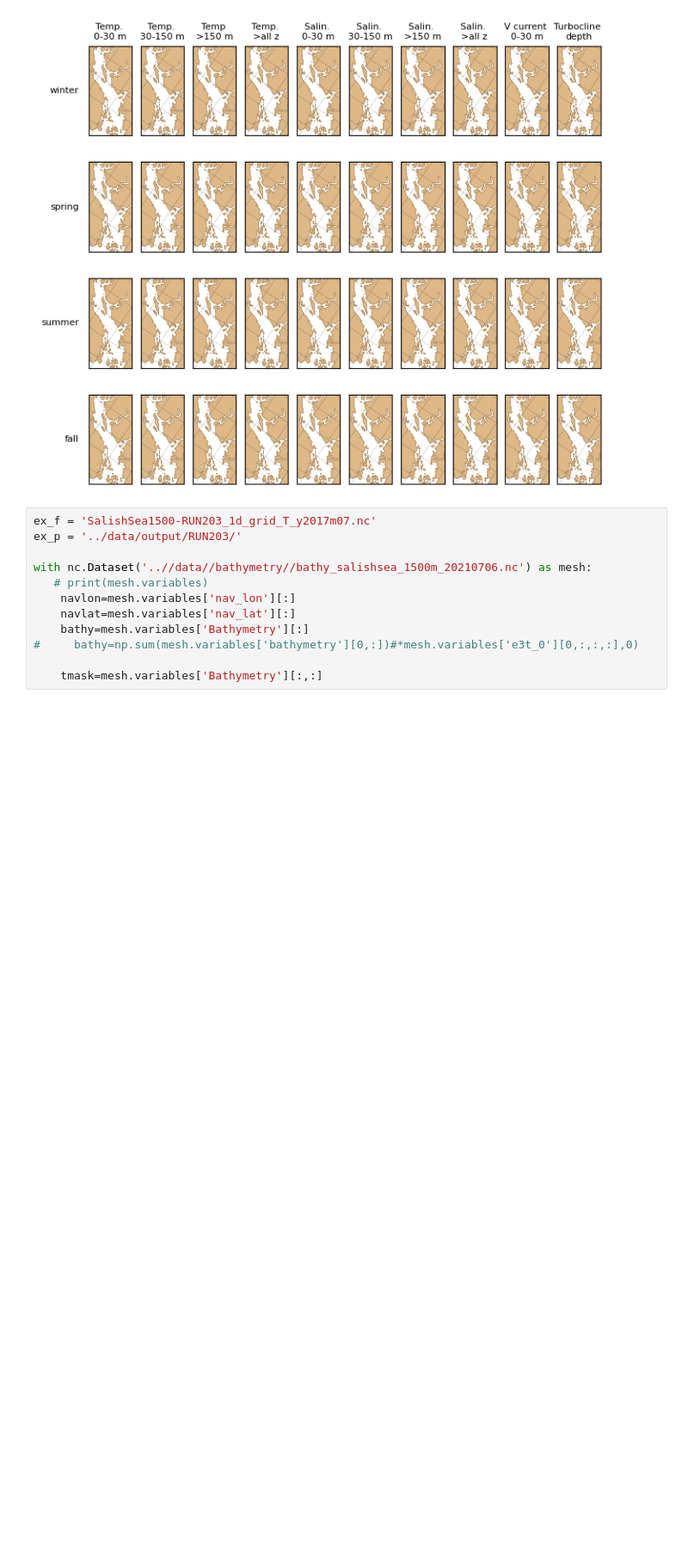
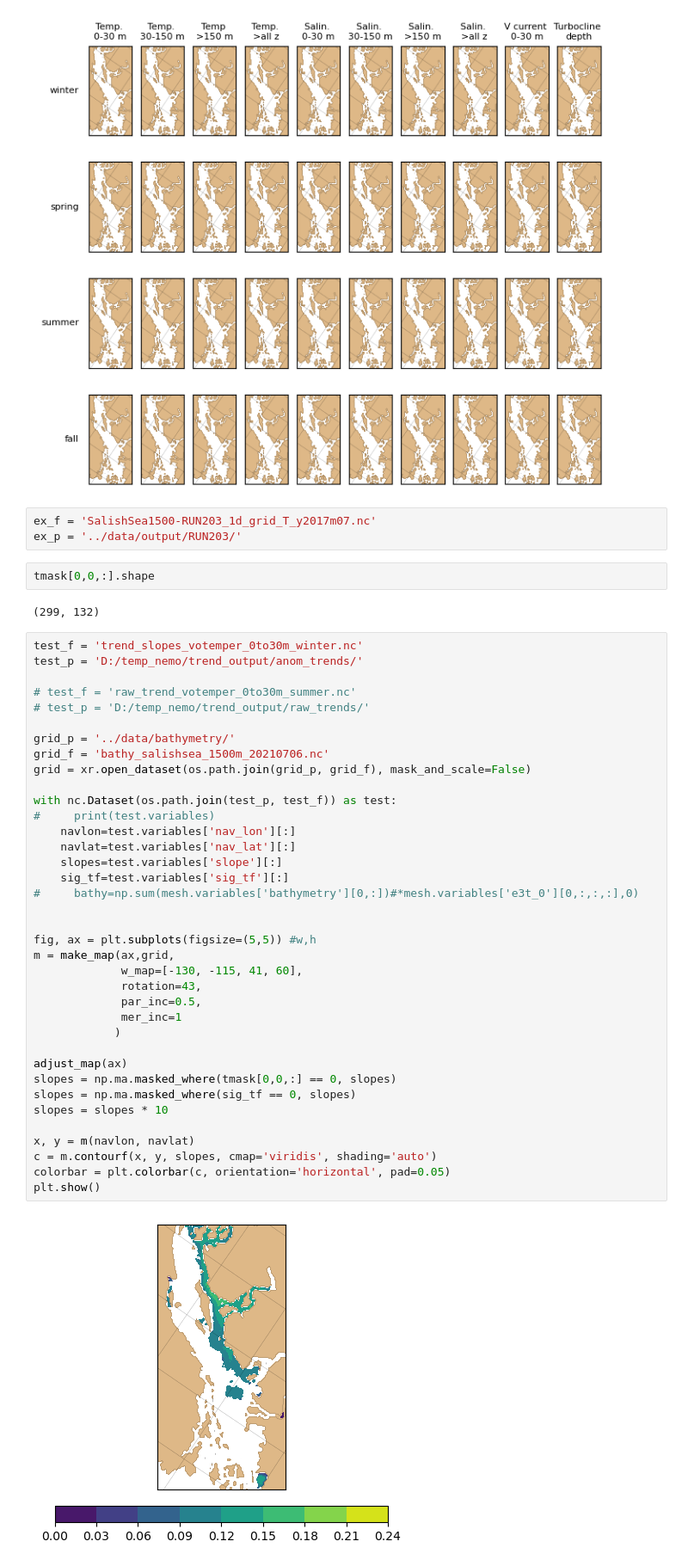
Before and after one commit to goldford/NEMO-Salish-Sea-1500, a Jupyter notebook: code/Analysis - Trend analysis - SoG - v2.ipynb, the cells around one changed output. Shown at 86% size. Drawn from its saved outputs; the diff is of its cells as text; blank space fills up the shorter version.

```diff
--- a/code/Analysis - Trend analysis - SoG - v2.ipynb
+++ b/code/Analysis - Trend analysis - SoG - v2.ipynb
@@ -129,15 +142,49 @@ for row in axes:
 plt.show()
 # %% [output]
 [figure]
-# %%
-ex_f = 'SalishSea1500-RUN203_1d_grid_T_y2017m07.nc'
-ex_p = '../data/output/RUN203/'
-
-with nc.Dataset('..//data//bathymetry//bathy_salishsea_1500m_20210706.nc') as mesh:
-   # print(mesh.variables)
-    navlon=mesh.variables['nav_lon'][:]
-    navlat=mesh.variables['nav_lat'][:]
-    bathy=mesh.variables['Bathymetry'][:]
-#     bathy=np.sum(mesh.variables['bathymetry'][0,:])#*mesh.variables['e3t_0'][0,:,:,:],0)
-
-    tmask=mesh.variables['Bathymetry'][:,:]
+# %%
+ex_f = 'SalishSea1500-RUN203_1d_grid_T_y2017m07.nc'
+ex_p = '../data/output/RUN203/'
+# %%
+tmask[0,0,:].shape
+# %% [output]
+(299, 132)
+# %%
+test_f = 'trend_slopes_votemper_0to30m_winter.nc'
+test_p = 'D:/temp_nemo/trend_output/anom_trends/'
+
+# test_f = 'raw_trend_votemper_0to30m_summer.nc'
+# test_p = 'D:/temp_nemo/trend_output/raw_trends/'
+
+grid_p = '../data/bathymetry/'
+grid_f = 'bathy_salishsea_1500m_20210706.nc'
+grid = xr.open_dataset(os.path.join(grid_p, grid_f), mask_and_scale=False)
+
+with nc.Dataset(os.path.join(test_p, test_f)) as test:
+#     print(test.variables)
+    navlon=test.variables['nav_lon'][:]
+    navlat=test.variables['nav_lat'][:]
+    slopes=test.variables['slope'][:]
+    sig_tf=test.variables['sig_tf'][:]
+#     bathy=np.sum(mesh.variables['bathymetry'][0,:])#*mesh.variables['e3t_0'][0,:,:,:],0)
+
+
+fig, ax = plt.subplots(figsize=(5,5)) #w,h
+m = make_map(ax,grid,
+             w_map=[-130, -115, 41, 60],
+             rotation=43,
+             par_inc=0.5,
+             mer_inc=1
+            )
+
+adjust_map(ax)
+slopes = np.ma.masked_where(tmask[0,0,:] == 0, slopes)
+slopes = np.ma.masked_where(sig_tf == 0, slopes)
+slopes = slopes * 10
+
+x, y = m(navlon, navlat)
+c = m.contourf(x, y, slopes, cmap='viridis', shading='auto')
+colorbar = plt.colorbar(c, orientation='horizontal', pad=0.05)
+plt.show()
+# %% [output]
+[figure, added]
```
Also changed, not shown: parts of 3 cells of this notebook, 2 other files.
